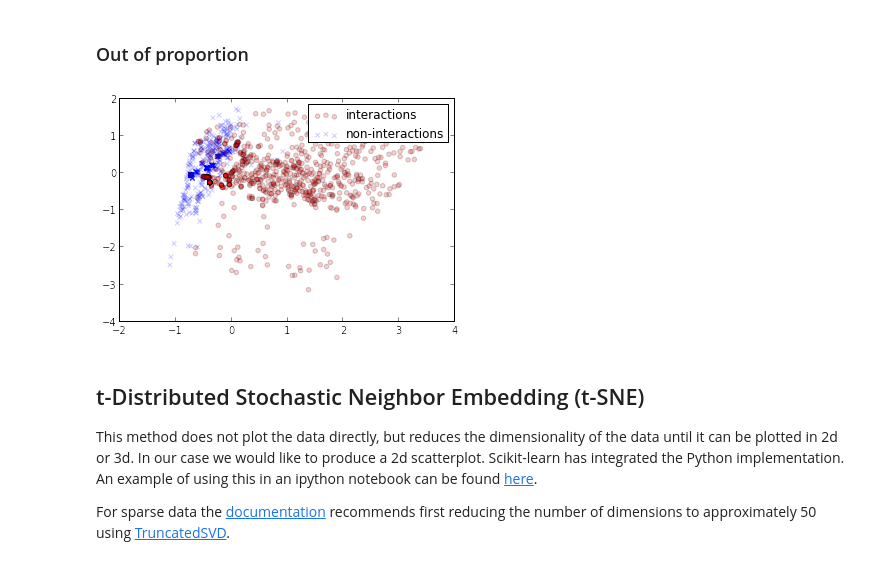
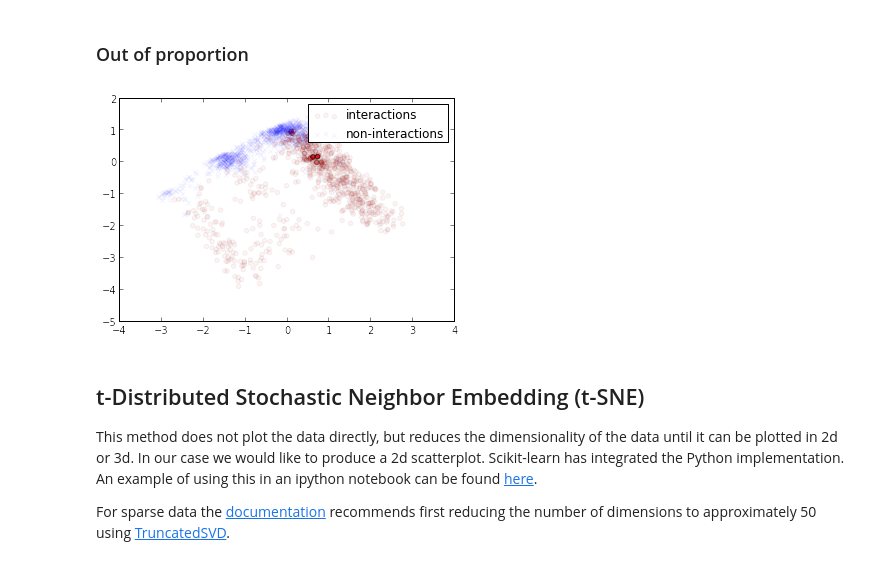
Before and after one commit to gngdb/opencast-bio, a Jupyter notebook: notebooks/Classifier Training.ipynb, the cells around one changed output. Drawn from its saved outputs; the diff is of its cells as text; code cells hidden in the pictures.

```diff
--- a/notebooks/Classifier Training.ipynb
+++ b/notebooks/Classifier Training.ipynb
@@ -114,12 +125,16 @@ First, though we can build a parallel coordinates plot by just normalising and p
 [pcpandas]: http://pandas.pydata.org/pandas-docs/dev/visualization.html#parallel-coordinates
 [tsne]: http://homepage.tudelft.nl/19j49/t-SNE.html
 [pca]: http://en.wikipedia.org/wiki/Principal_component_analysis
+# %%
+Xplot,yplot = X[plottablerows],y[plottablerows]
+import sklearn.utils
+Xplot,yplot = sklearn.utils.shuffle(Xplot,yplot)
 # %%
-oneindexes = where(y>0.5)
-zeroindexes = where(y<0.5)
+oneindexes = where(yplot>0.5)
+zeroindexes = where(yplot<0.5)
 rowindexes = concatenate([oneindexes[0][:10],zeroindexes[0][:6000]])
 # %%
-maxes = amax(abs(X),axis=0) + 1e-14
+maxes = amax(abs(Xplot),axis=0) + 1e-14
 # %% [markdown]
 ### In proportion
 # %%
@@ -217,11 +233,11 @@ X_pcaip = X_pca
 nones,nzeros = 1000, 1000
 rowindexes = concatenate([oneindexes[0][:nones],zeroindexes[0][:nzeros]])
 # %%
-X_pca = sklearn.decomposition.PCA().fit_transform(X[rowindexes,:]/maxes)
+X_pca = sklearn.decomposition.PCA().fit_transform(Xplot[rowindexes,:]/maxes)
 # %%
-ones = scatter(X_pca[:nones,0],X_pca[:nones,1],c='red',alpha=0.2)
-zeros = scatter(X_pca[nones:,0],X_pca[nones:,1],c='blue',marker="x",alpha=0.2)
+ones = scatter(X_pca[:nones,0],X_pca[:nones,1],c='red',alpha=0.05)
+zeros = scatter(X_pca[nones:,0],X_pca[nones:,1],c='blue',marker="x",alpha=0.05)
 l=legend((ones,zeros),("interactions","non-interactions"),loc=0)
 # %% [output]
-[figure, old version]
+[figure, new version]
 # %%
```
Also changed, not shown: parts of 61 cells of this notebook.
